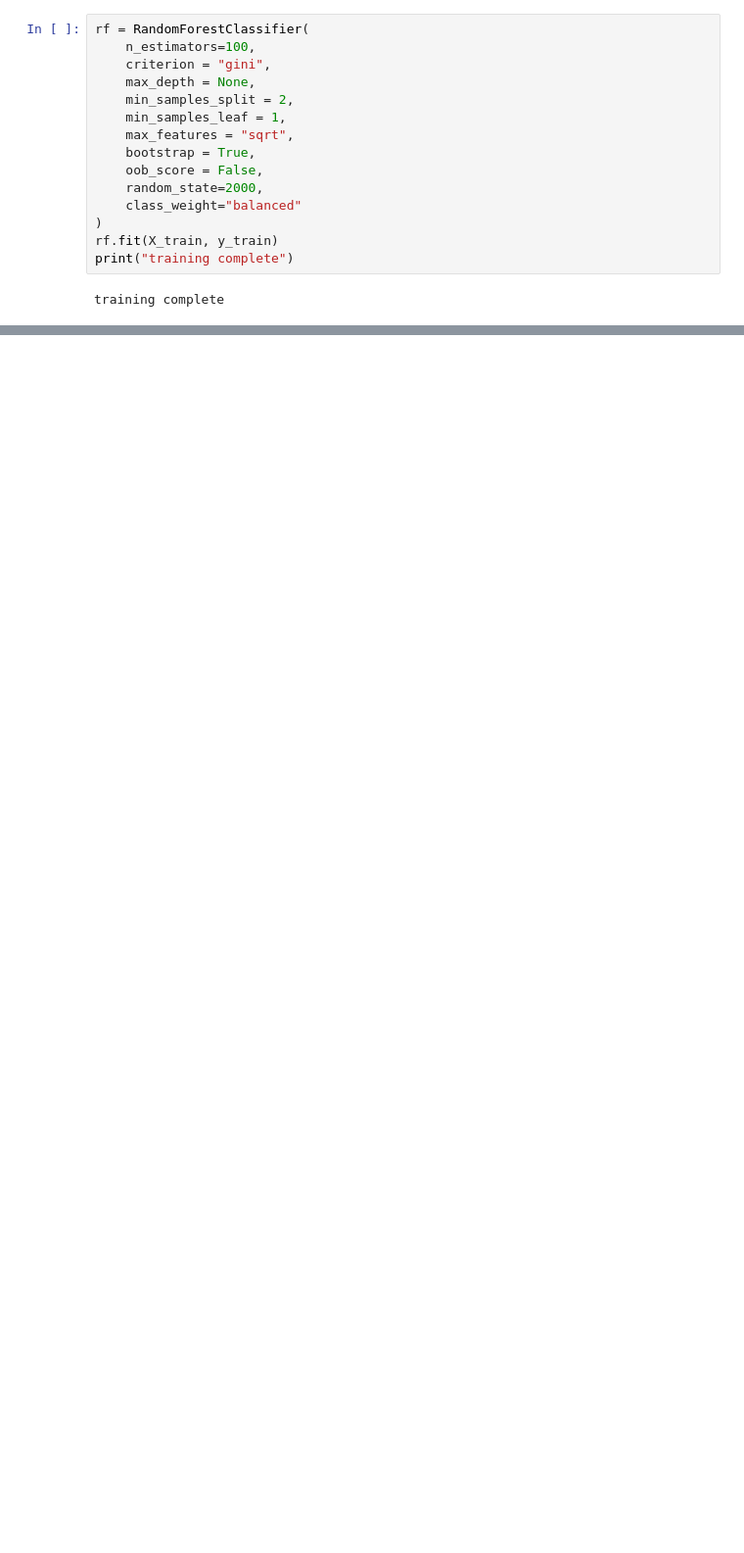
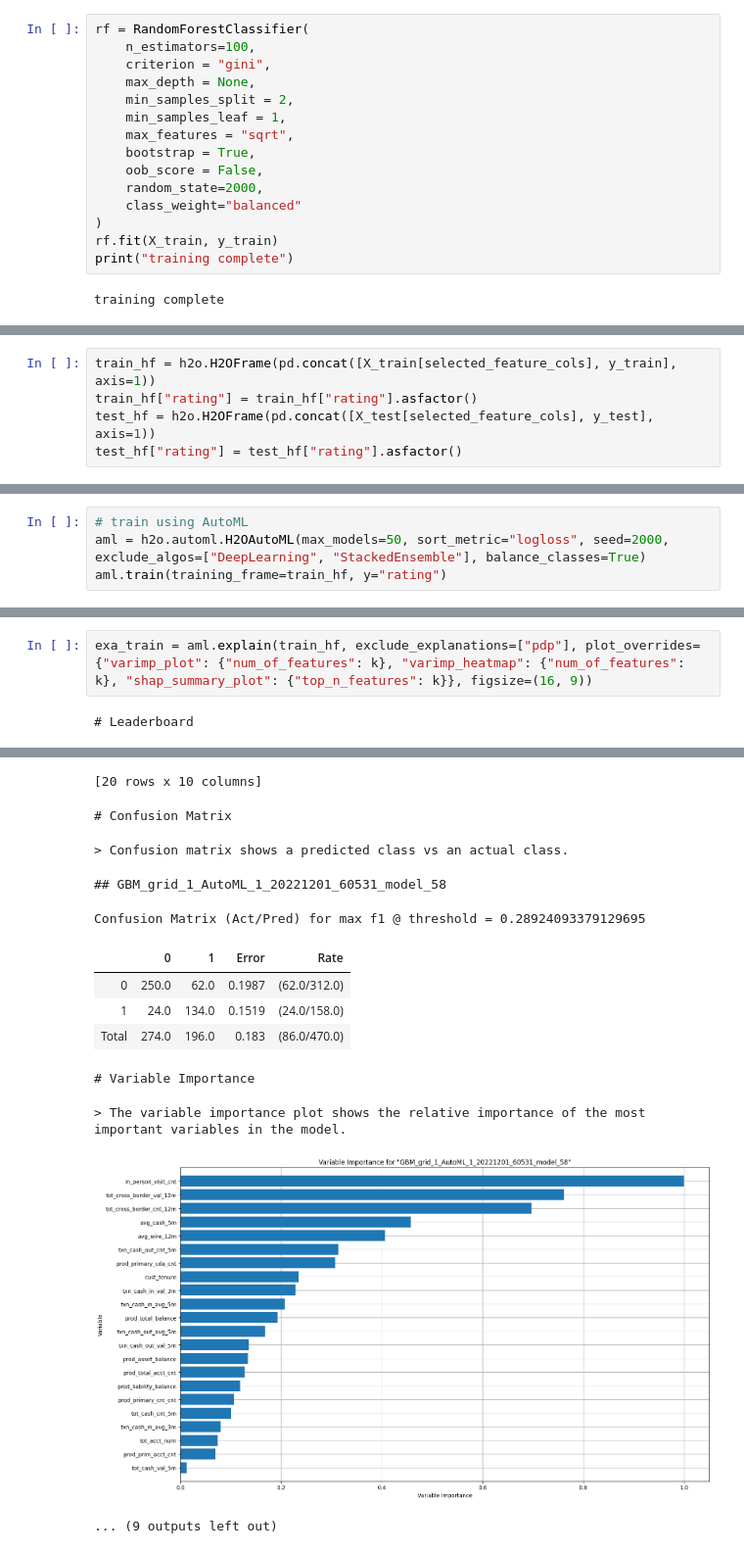
Before and after one commit to joshuakim314/MMF2000, a Jupyter notebook: AML Risk/mmf2000_aml_risk.ipynb, the cells around one changed output, grey strips where cells are left out. Shown at 98% size. Saved outputs shown, nothing was run; the diff lists cells and outputs as text; blank space fills up the shorter version.

```diff
--- a/AML Risk/mmf2000_aml_risk.ipynb
+++ b/AML Risk/mmf2000_aml_risk.ipynb
@@ -67,0 +108,5 @@ for i, arg in enumerate(sort_args[:29]):
+# %%
+train_hf = h2o.H2OFrame(pd.concat([X_train[selected_feature_cols], y_train], axis=1))
+train_hf["rating"] = train_hf["rating"].asfactor()
+test_hf = h2o.H2OFrame(pd.concat([X_test[selected_feature_cols], y_test], axis=1))
+test_hf["rating"] = test_hf["rating"].asfactor()
@@ -67,0 +116,4 @@ for i, arg in enumerate(sort_args[:29]):
+# %%
+# train using AutoML
+aml = h2o.automl.H2OAutoML(max_models=50, sort_metric="logloss", seed=2000, exclude_algos=["DeepLearning", "StackedEnsemble"], balance_classes=True)
+aml.train(training_frame=train_hf, y="rating")
@@ -67,0 +229,4 @@ for i, arg in enumerate(sort_args[:29]):
+# %%
+exa_train = aml.explain(train_hf, exclude_explanations=["pdp"], plot_overrides={"varimp_plot": {"num_of_features": k}, "varimp_heatmap": {"num_of_features": k}, "shap_summary_plot": {"top_n_features": k}}, figsize=(16, 9))
+# %% [output]
+# Leaderboard
@@ -67,0 +251,13 @@ for i, arg in enumerate(sort_args[:29]):
+[20 rows x 10 columns]
+# Confusion Matrix
+> Confusion matrix shows a predicted class vs an actual class.
+## GBM_grid_1_AutoML_1_20221201_60531_model_58
+Confusion Matrix (Act/Pred) for max f1 @ threshold = 0.28924093379129695
+|  | 0 | 1 | Error | Rate |
+| 0 | 250.0 | 62.0 | 0.1987 | (62.0/312.0) |
+| 1 | 24.0 | 134.0 | 0.1519 | (24.0/158.0) |
+| Total | 274.0 | 196.0 | 0.183 | (86.0/470.0) |
+# Variable Importance
+> The variable importance plot shows the relative importance of the most important variables in the model.
+[figure, added]
+... (9 outputs left out)
```
Also changed, not shown: parts of 17 cells of this notebook, 4 other files.
